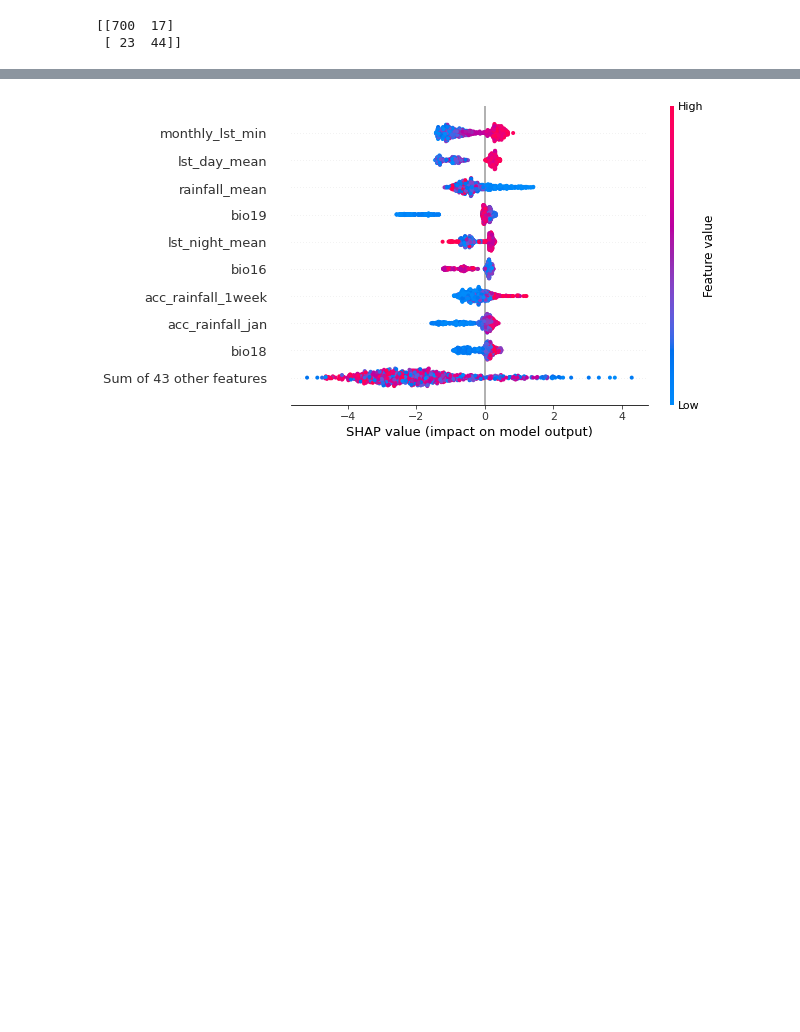
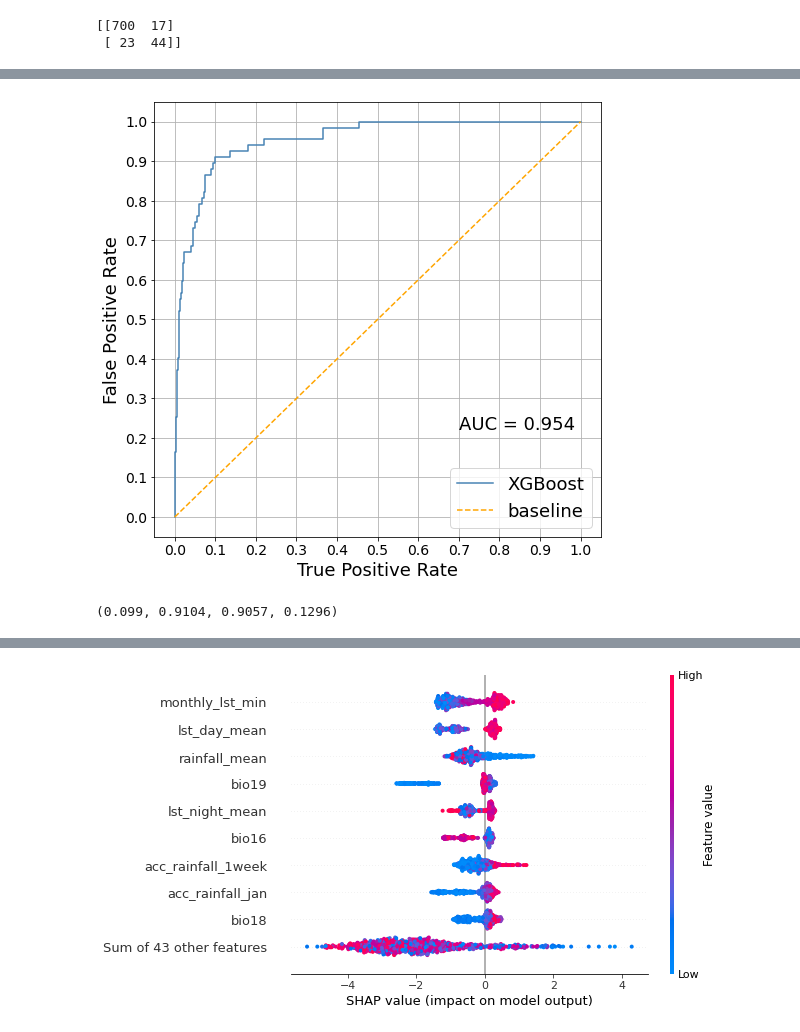
Before and after one commit to dsainidis/MBD-Prediction, a Jupyter notebook: NUTS3 - Level/Greece/notebooks/modeling/OP_Models/GR_Modeling_&_Training_Attica_OP_2010-2023_kfold.ipynb, the cells around one changed output, grey strips where cells are left out. Cells and saved outputs as stored; diff of their text form; code cells hidden in the pictures; blank space fills up the shorter version.

```diff
--- a/NUTS3 - Level/Greece/notebooks/modeling/OP_Models/GR_Modeling_&_Training_Attica_OP_2010-2023_kfold.ipynb
+++ b/NUTS3 - Level/Greece/notebooks/modeling/OP_Models/GR_Modeling_&_Training_Attica_OP_2010-2023_kfold.ipynb
@@ -299,0 +308,5 @@ print(cm)
+# %%
+plot_roc_curve(df_test, target_col = 'target', model_name='XGBoost')
+# %% [output]
+[figure, added]
+(0.099, 0.9104, 0.9057, 0.1296)
```
Also changed, not shown: parts of 19 cells of this notebook, 20 other files.
